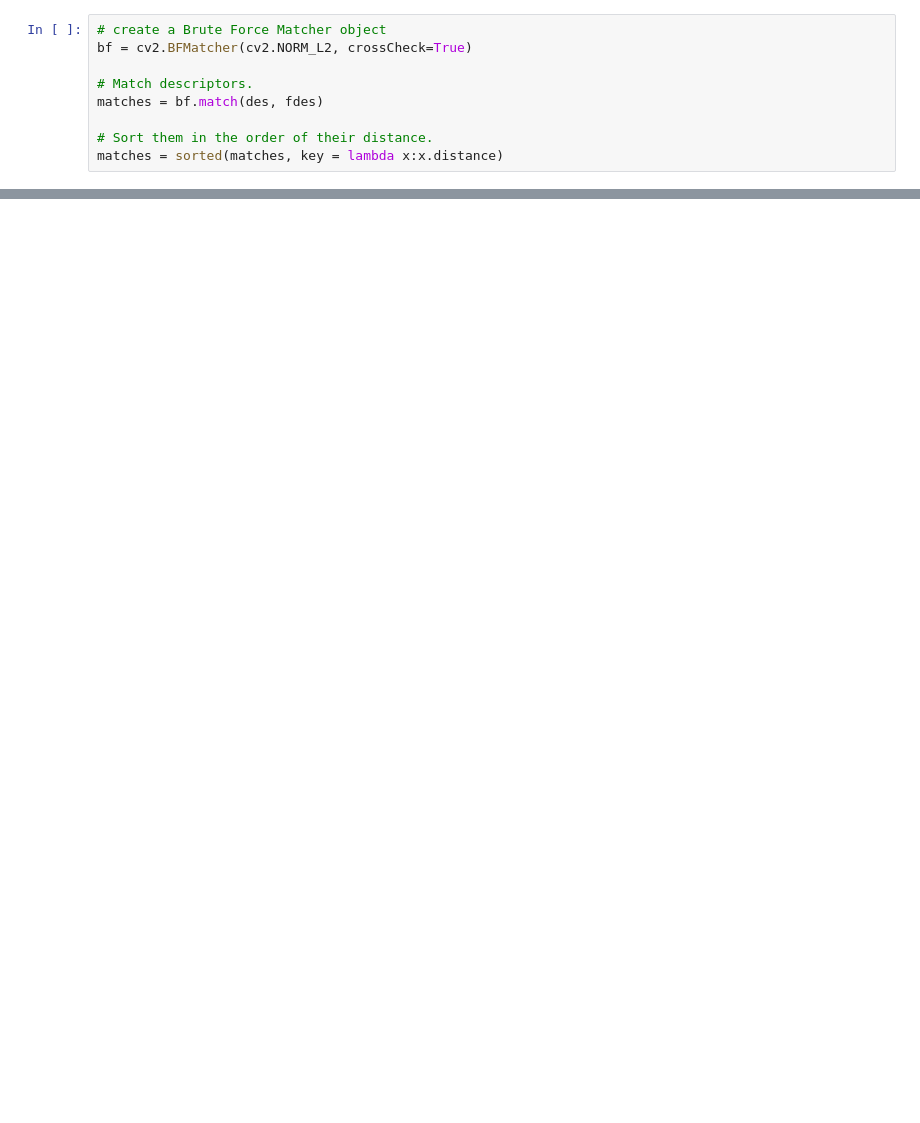
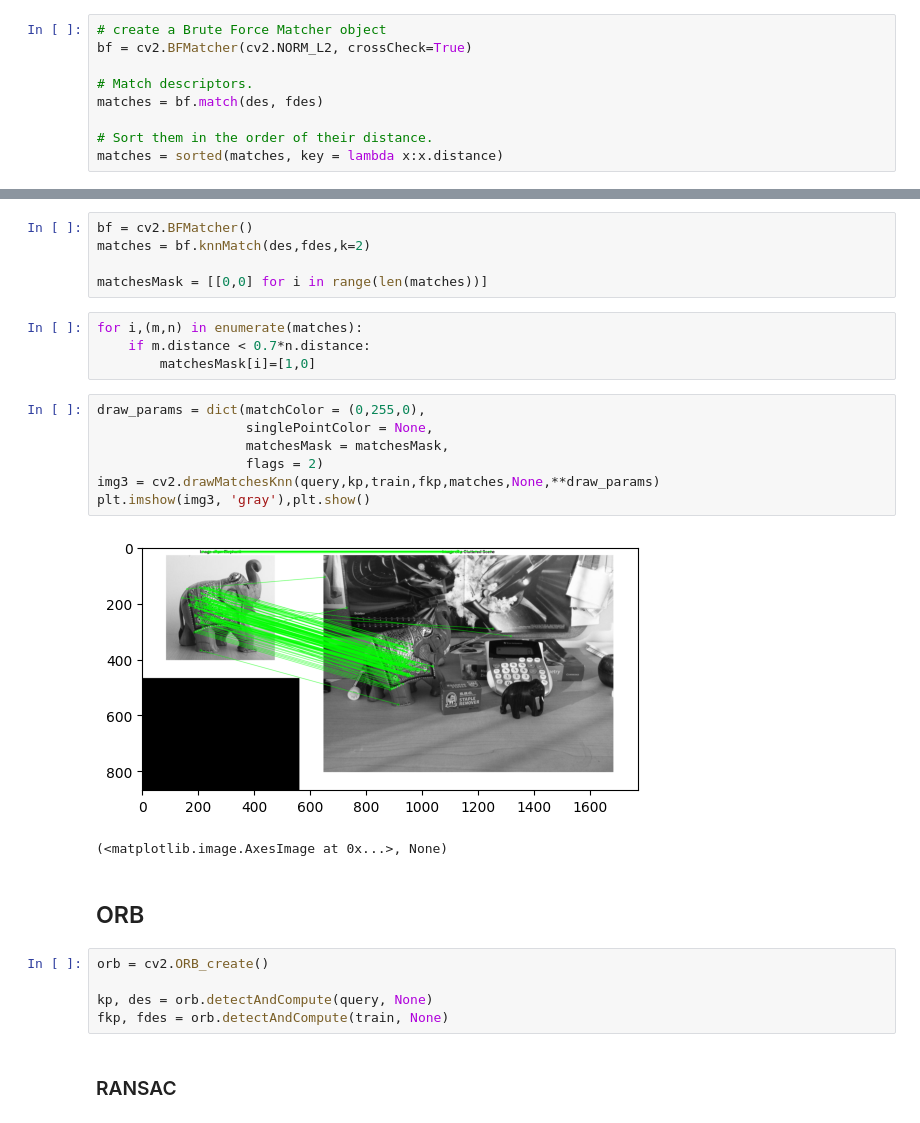
Before and after one commit to Frederico-lp/Computer-Vision, a Jupyter notebook: notebook1.ipynb, the cells around one changed output, grey strips where cells are left out. Drawn from its saved outputs; the diff is of its cells as text; blank space fills up the shorter version.

```diff
--- a/notebook1.ipynb
+++ b/notebook1.ipynb
@@ -66,0 +81,28 @@ plt.imshow(img3, 'gray'),plt.show()
+# %%
+bf = cv2.BFMatcher()
+matches = bf.knnMatch(des,fdes,k=2)
+
+matchesMask = [[0,0] for i in range(len(matches))]
+# %%
+for i,(m,n) in enumerate(matches):
+    if m.distance < 0.7*n.distance:
+        matchesMask[i]=[1,0]
+# %%
+draw_params = dict(matchColor = (0,255,0),
+                   singlePointColor = None,
+                   matchesMask = matchesMask,
+                   flags = 2)
+img3 = cv2.drawMatchesKnn(query,kp,train,fkp,matches,None,**draw_params)
+plt.imshow(img3, 'gray'),plt.show()
+# %% [output]
+[figure, added]
+(<matplotlib.image.AxesImage at 0x...>, None)
+# %% [markdown]
+## ORB
+# %%
+orb = cv2.ORB_create()
+
+kp, des = orb.detectAndCompute(query, None)
+fkp, fdes = orb.detectAndCompute(train, None)
+# %% [markdown]
+### RANSAC
```
Also changed, not shown: parts of 18 cells of this notebook, 6 other files.
